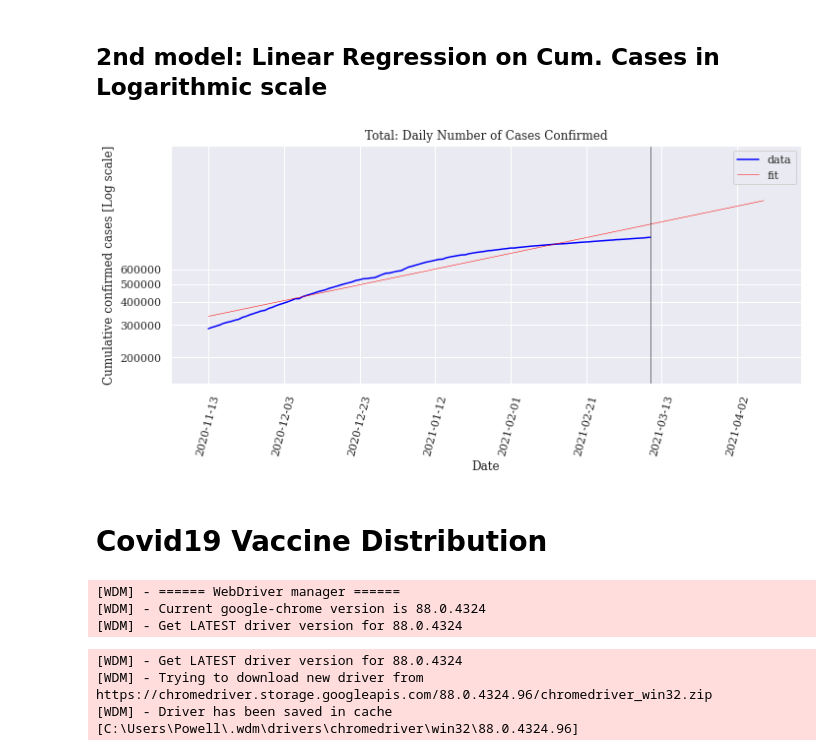
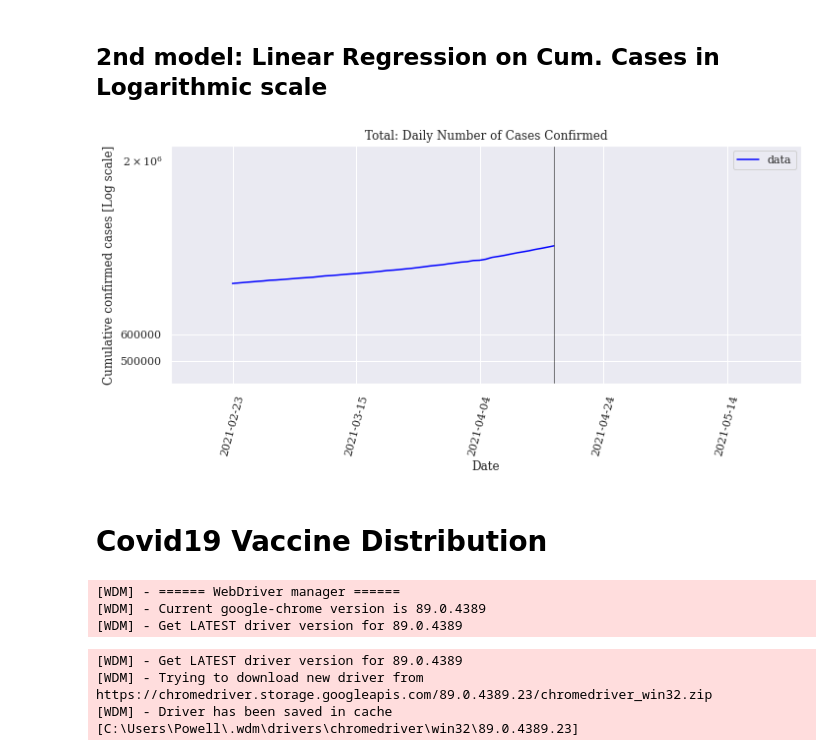
Before and after one commit to twiskle/covid19_data, a Jupyter notebook: covid19_model_canada.ipynb, the cells around one changed output. Cells and saved outputs as stored; diff of their text form; code cells hidden in the pictures.

```diff
--- a/covid19_model_canada.ipynb
+++ b/covid19_model_canada.ipynb
@@ -354,6 +358,13 @@ for cur_df in df:
 
     ydata = cur_df.iloc[:, data_examined].transpose()
     xdata = cur_df.index
+
+    # 2021-04-16 added #########################
+    # ignore the first 350 data points to look at the 3rd wave
+    start_point = 340
+    xdata = xdata[start_point:]
+    ydata = ydata[start_point:]
+    ############################################
 
     xdata = xdata[~ydata.apply(np.isnan)]
     ydata = ydata[~ydata.apply(np.isnan)]#ydata.replace(np.nan, '', regex=False)
@@ -415,8 +426,8 @@ for cur_df in df:
              func_normal(np.concatenate((x_data_in_day, x_extend)), *popt),
              'g-', label='fit')
 
-    plt.xticks(np.arange(0, max(x_data_in_day) + max(x_extend), step = 30),
-           labels = xdisplay[::30], rotation=75)
+    plt.xticks(np.arange(0, max(x_data_in_day) + max(x_extend), step = 15),
+           labels = xdisplay[::15], rotation=75)
 
     ##secondary axis
     # fit your data and getting fit parameters
@@ -480,13 +491,13 @@ x_data_2 = [x_data_2[int(x)] for x in temp_ind]
 x_data_in_sec = [int(x.timestamp()) - int(x_data_2[0].timestamp()) for x in x_data_2]
 x_data_in_day  = [x / 3600 / 24 for x in x_data_in_sec]
 
-# ignore the first 200 data points to look at the 2nd wave
-start_point = 250
+# ignore the first 350 data points to look at the 2nd wave
+start_point = 350
 x_data_in_day = x_data_in_day[start_point:]
 ydata = ydata[start_point:]
 
 # curve fit, in log scale for y
-m, c = np.polyfit(x_data_in_day, np.log(ydata), 1) # fit log(y) = m*log(x) + c
+#m, c = np.polyfit(x_data_in_day, np.log(ydata), 1) # fit log(y) = m*log(x) + c
 # %%
 #Plot: log scale in y-axis
 fig,ax = plt.subplots(1, 1, figsize=(10,5))
@@ -496,39 +507,40 @@ x_end = math.ceil(x_data_in_day[len(x_data_in_day)-1])
 x_extend = np.array(range(x_end, x_end+31))
 
 # calculate the fitted values of y
-y_fit = np.exp([m*x + c for x in np.concatenate((x_data_in_day, x_extend))])
+#y_fit = np.exp([m*x + c for x in np.concatenate((x_data_in_day, x_extend))])
 
 xdisplay = [ (try_parsing_date(cur_df.index[0])
               + timedelta(days=t)).strftime("%Y-%m-%d")
             for t in range(int(x_data_in_day[0]), max(x_extend))]
 
 plt.rcParams.update({'font.size': 42})
 plt.rcParams.update({'figure.autolayout': True,
                      'font.size': 5,
                      'font.family': 'serif',
                      'font.sans-serif': ['Helvetica']})
 
 
 plt.plot(x_data_in_day, ydata, color = 'blue', label='data')
-plt.plot(np.concatenate((x_data_in_day, x_extend)),
-         y_fit, color = 'red', linewidth=0.5, label='fit')
+#plt.plot(np.concatenate((x_data_in_day, x_extend)),
+#        y_fit, color = 'red', linewidth=0.5, label='fit')
 plt.axvline(x=today, color = 'black', linewidth=0.5)
 
 plt.xticks(np.arange(min(x_data_in_day), max(x_data_in_day) + max(x_extend), step = 20),
            labels = xdisplay[::20], rotation=75)
 plt.yticks(np.arange(100000, 700000, step = 100000),
            labels = np.arange(100000, 700000, step = 100000))
 
 plt.xlim(min(x_data_in_day)-10, max(x_extend)+10)
-plt.ylim(min(ydata)/2, max(y_fit)*2)
+plt.ylim(min(ydata)/2, max(ydata)*2)
+#plt.ylim(min(ydata)/2, max(y_fit)*2)
 
 plt.xlabel('Date')
 plt.ylabel('Cumulative confirmed cases [Log scale]')
 plt.title(cur_df['Province'][0] + ': Daily Number of Cases Confirmed')
 plt.legend()
 plt.show()
 # %% [output]
-[figure, old version]
+[figure, new version]
 # %% [markdown]
 # Covid19 Vaccine Distribution
 # %%
@@ -625,18 +640,21 @@ url='https://www.ctvnews.ca/health/coronavirus/coronavirus-vaccine-tracker-how-m
 # xpath2_header = '//*[@id="responsive_main"]/section/div/div/div[2]/div[1]/div[2]/div/div[5]/table/thead/th'
 # xpath2_content = '//*[@id="responsive_main"]/section/div/div/div[2]/div[1]/div[2]/div/div[5]/table/tbody/tr'
 #paths updated on March 6th
-xpath2_header = '//*[@id="responsive_main"]/section/div/div/div[2]/div[1]/div[2]/div/div[4]/table/thead/th'
-xpath2_content = '//*[@id="responsive_main"]/section/div/div/div[2]/div[1]/div[2]/div/div[4]/table/tbody/tr'
+#xpath2_header = '//*[@id="responsive_main"]/section/div/div/div[2]/div[1]/div[2]/div/div[4]/table/thead/th'
+#xpath2_content = '//*[@id="responsive_main"]/section/div/div/div[2]/div[1]/div[2]/div/div[4]/table/tbody/tr'
+#paths updated on March 26th: new column
+xpath2_header = '//*[@id="responsive_main"]/section/div/div/div[2]/div[1]/div[2]/div/div[5]/table/thead/th'
+xpath2_content = '//*[@id="responsive_main"]/section/div/div/div[2]/div[1]/div[2]/div/div[5]/table/tbody/tr'
 
 #Extract data and store into a dataframe
 df_vac = extract_table2(url, xpath2_header, xpath2_content)
 # %% [output]
 [WDM] - ====== WebDriver manager ======
-[WDM] - Current google-chrome version is 88.0.4324
-[WDM] - Get LATEST driver version for 88.0.4324
+[WDM] - Current google-chrome version is 89.0.4389
+[WDM] - Get LATEST driver version for 89.0.4389
-[WDM] - Get LATEST driver version for 88.0.4324
-[WDM] - Trying to download new driver from https://chromedriver.storage.googleapis.com/88.0.4324.96/chromedriver_win32.zip
-[WDM] - Driver has been saved in cache [C:\Users\Powell\.wdm\drivers\chromedriver\win32\88.0.4324.96]
+[WDM] - Get LATEST driver version for 89.0.4389
+[WDM] - Trying to download new driver from https://chromedriver.storage.googleapis.com/89.0.4389.23/chromedriver_win32.zip
+[WDM] - Driver has been saved in cache [C:\Users\Powell\.wdm\drivers\chromedriver\win32\89.0.4389.23]
 # %%
 df_vac
 # %% [output]
```
Also changed, not shown: parts of 9 cells of this notebook.
